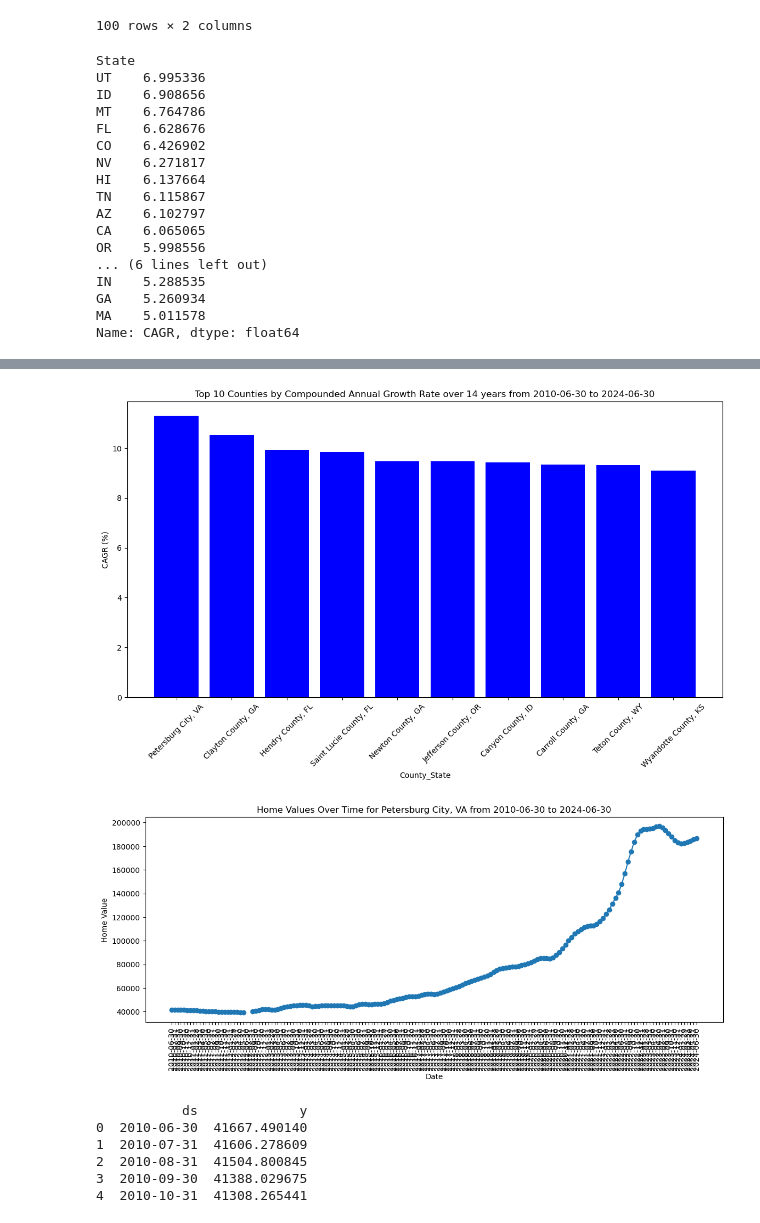
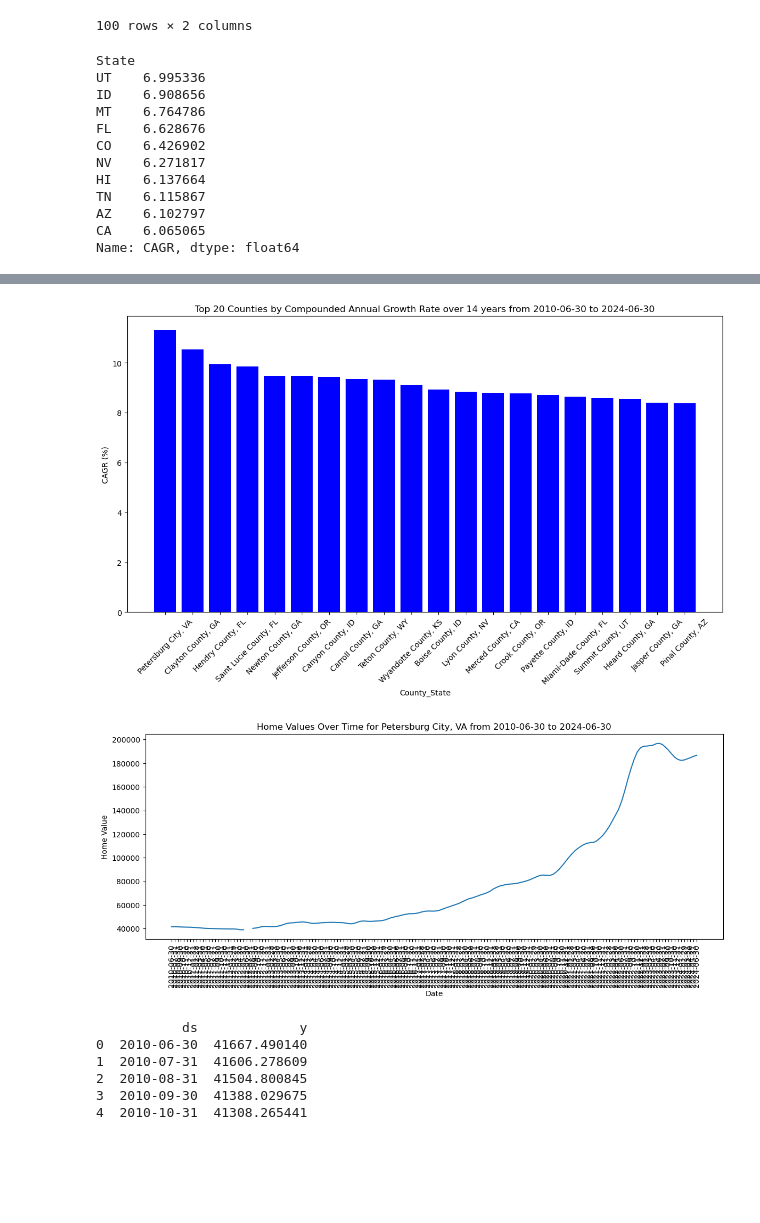
Before and after one commit to dfquinn23/Project_1, a Jupyter notebook: Zillow/home_values_county.ipynb, the cells around one changed output, grey strips where cells are left out. Drawn from its saved outputs; the diff is of its cells as text; code cells hidden in the pictures; blank space fills up the shorter version.

```diff
--- a/Zillow/home_values_county.ipynb
+++ b/Zillow/home_values_county.ipynb
@@ -193,7 +197,7 @@ average_cagr_per_state = my_df.groupby('State')['CAGR'].mean()
 sorted_states_by_growth = average_cagr_per_state.sort_values(ascending=False)
 
 # Print the sorted states by growth
-sorted_states_by_growth.head(20)
+sorted_states_by_growth.head(10)
 # %% [output]
 State
 UT    6.995336
@@ -206,15 +210,10 @@ HI    6.137664
 TN    6.115867
 AZ    6.102797
 CA    6.065065
-OR    5.998556
-... (6 lines left out)
-IN    5.288535
-GA    5.260934
-MA    5.011578
 Name: CAGR, dtype: float64
 # %%
 # top counties for visualization
-n = 10 # number of counties to display
+n = 20 # number of counties to display
 top_counties = home_value_CAGR.head(n)
 print(top_counties)
 
@@ -247,4 +252,4 @@ plt.show()
-[figure, old version]
+[figure, new version]
 # %%
 # Extract the 'County_State' information
 index_of_county = 0
@@ -265,7 +270,7 @@ plot_data.columns = ['Values']  # Renaming the column to help in plotting
 
 # Plotting
 plt.figure(figsize=(14, 5))
-plt.plot(plot_data.index, plot_data['Values'], marker='o', linestyle='-')
+plt.plot(plot_data.index, plot_data['Values'], linestyle='-')
 plt.title(f'Home Values Over Time for {county}, {state} from {start_date} to {end_date}')
 plt.xlabel('Date')
 plt.ylabel('Home Value')
@@ -273,7 +278,7 @@ plt.xticks(rotation=90)  # Rotate date labels
 plt.grid(False)
 plt.show()
 # %% [output]
-[figure, old version]
+[figure, new version]
 # %%
 # Prepare data for Prophet
 train_set = plot_data.copy()
```
Also changed, not shown: parts of 9 cells of this notebook, 4 other files.
